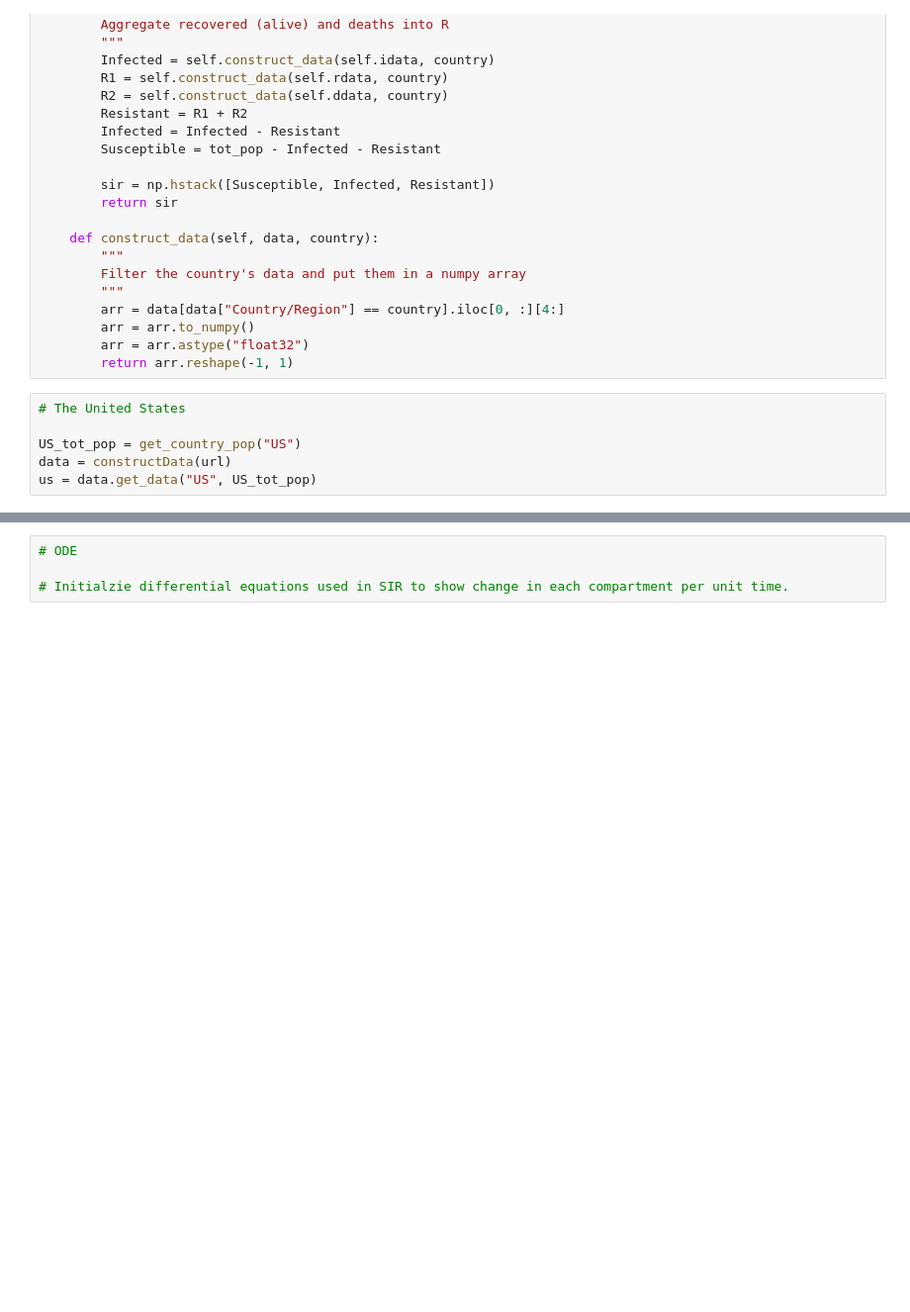
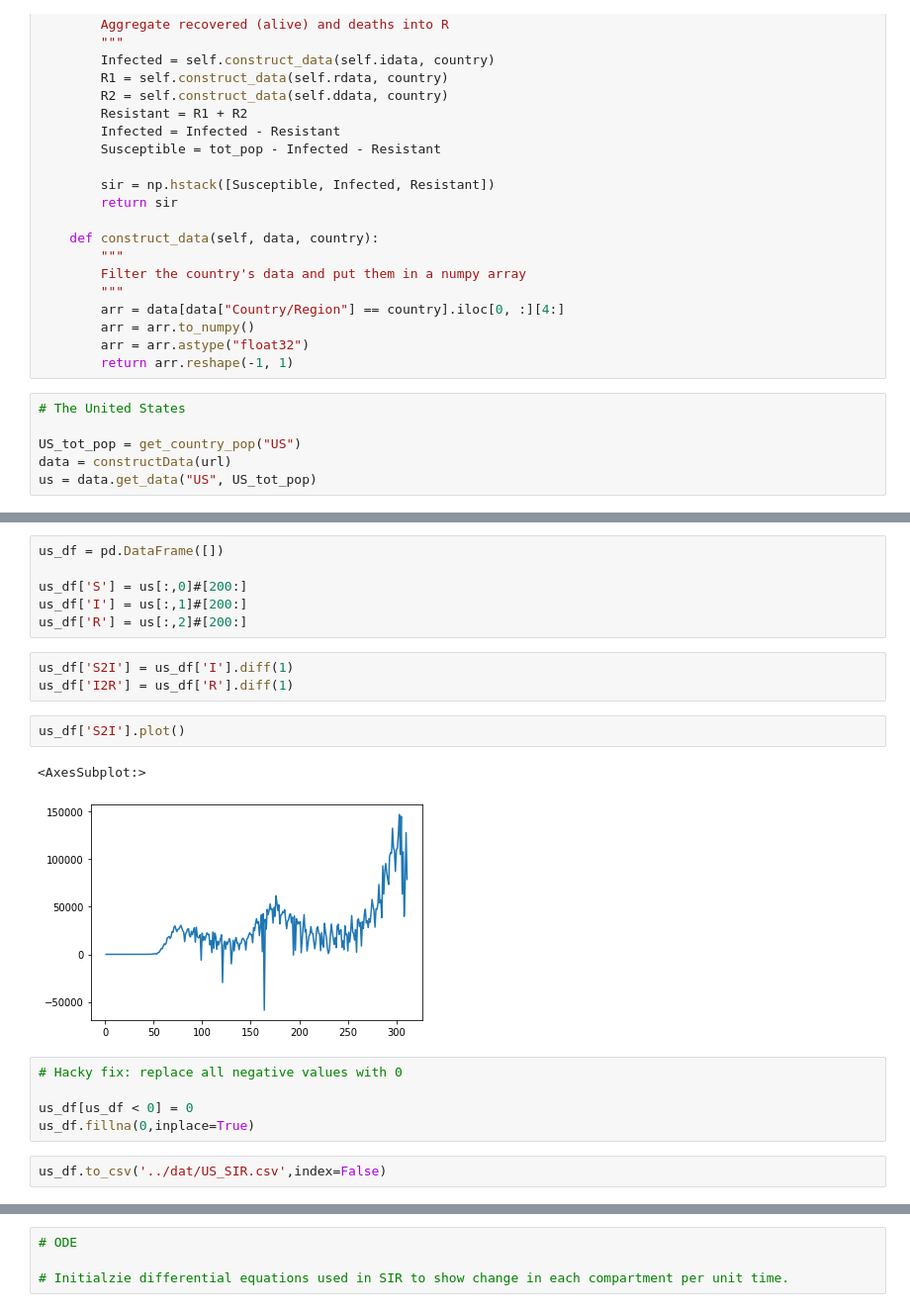
Before and after one commit to nkasmanoff/covid-pyro, a Jupyter notebook: notebooks/Causal ML code for SIR.ipynb, the cells around one changed output, grey strips where cells are left out. Shown: that part at 99% size. Saved outputs shown, nothing was run; the diff lists cells and outputs as text; blank space fills up the shorter version.

```diff
--- a/notebooks/Causal ML code for SIR.ipynb
+++ b/notebooks/Causal ML code for SIR.ipynb
@@ -223,3 +269,24 @@ us = data.get_data("US", US_tot_pop)
+# %%
+us_df = pd.DataFrame([])
+
+us_df['S'] = us[:,0]#[200:]
+us_df['I'] = us[:,1]#[200:]
+us_df['R'] = us[:,2]#[200:]
+# %%
+us_df['S2I'] = us_df['I'].diff(1)
+us_df['I2R'] = us_df['R'].diff(1)
+# %%
+us_df['S2I'].plot()
+# %% [output]
+<AxesSubplot:>
+[figure, added]
+# %%
+# Hacky fix: replace all negative values with 0
+
+us_df[us_df < 0] = 0
+us_df.fillna(0,inplace=True)
+# %%
+us_df.to_csv('../dat/US_SIR.csv',index=False)
 # %%
 plt.figure(figsize=(15, 5))
 
```
Also changed, not shown: parts of 10 cells of this notebook, 4 other files.
